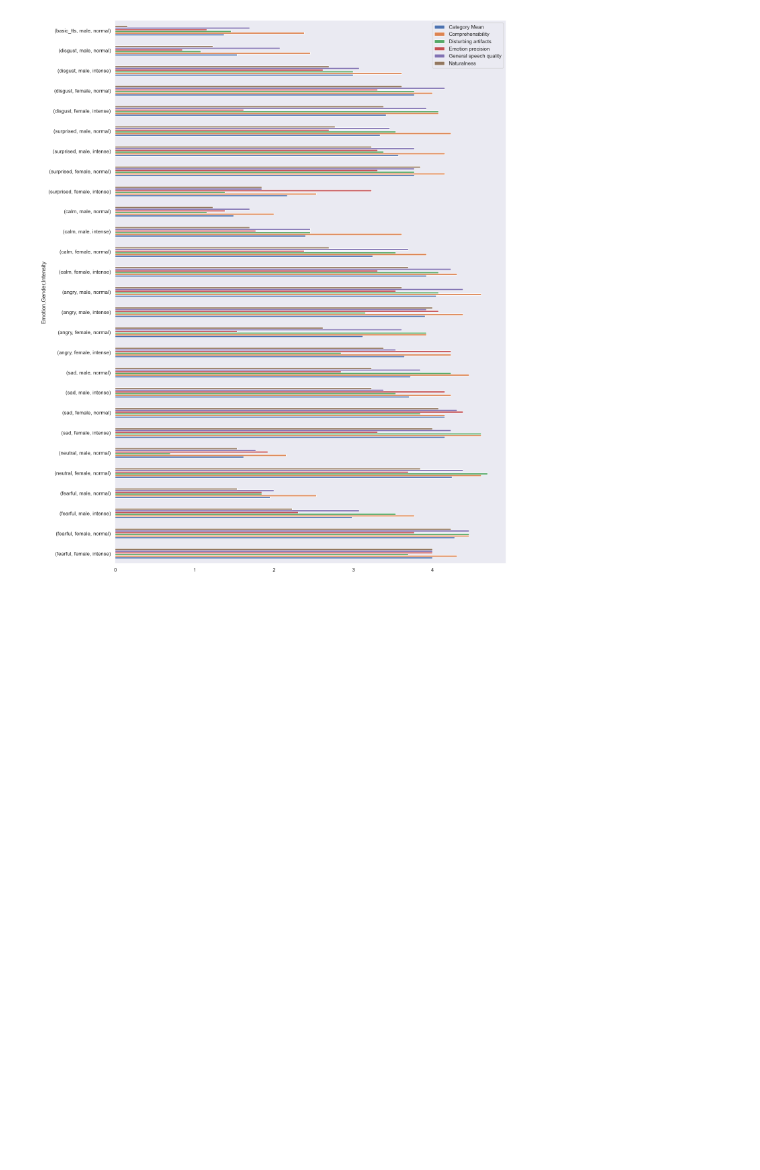
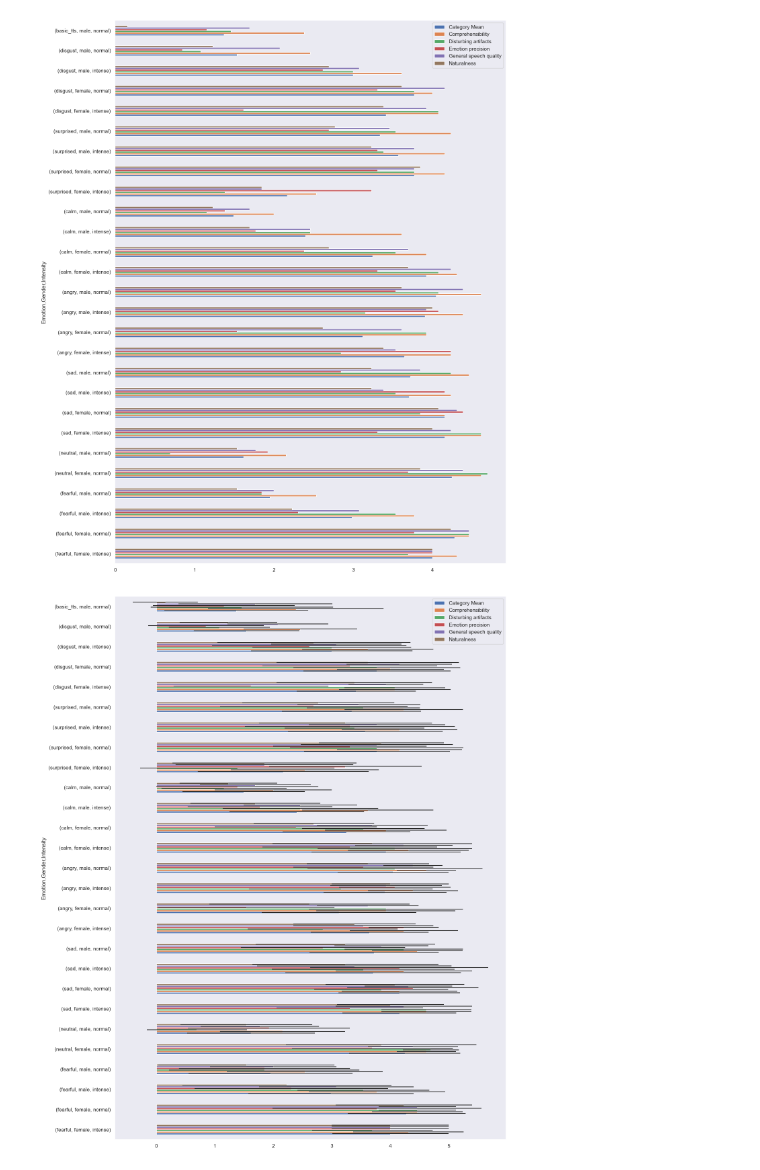
Before and after one commit to LeanderVonSeelstrang/TTS, a Jupyter notebook: survey/make_plots.ipynb, the cells around one changed output. Saved outputs shown, nothing was run; the diff lists cells and outputs as text; code cells hidden in the pictures; blank space fills up the shorter version.

Commit message:
Plot generation and survey analysis finished for now.

```diff
--- a/survey/make_plots.ipynb
+++ b/survey/make_plots.ipynb
@@ -417,3 +460,9 @@ plt.legend(loc='best')
 plt.show()
 # %% [output]
 [figure]
+# %%
+mean_pivot_df.plot(kind='barh', figsize=(15, 21), xerr=err_pivot_df, legend=True)
+plt.legend(loc='best')
+plt.show()
+# %% [output]
+[figure, added]
```
Also changed, not shown: parts of 7 cells of this notebook, 16 other files.
